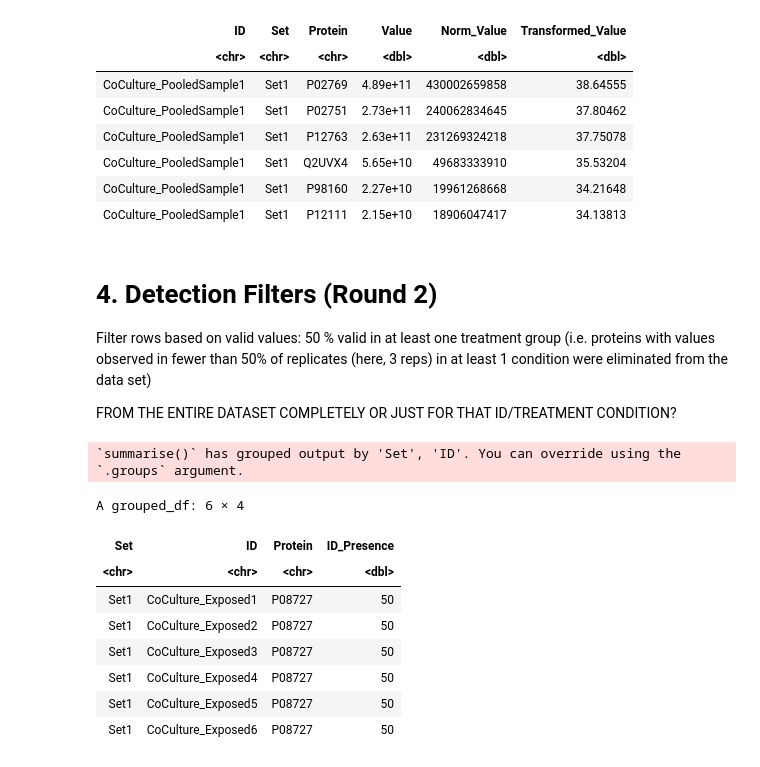
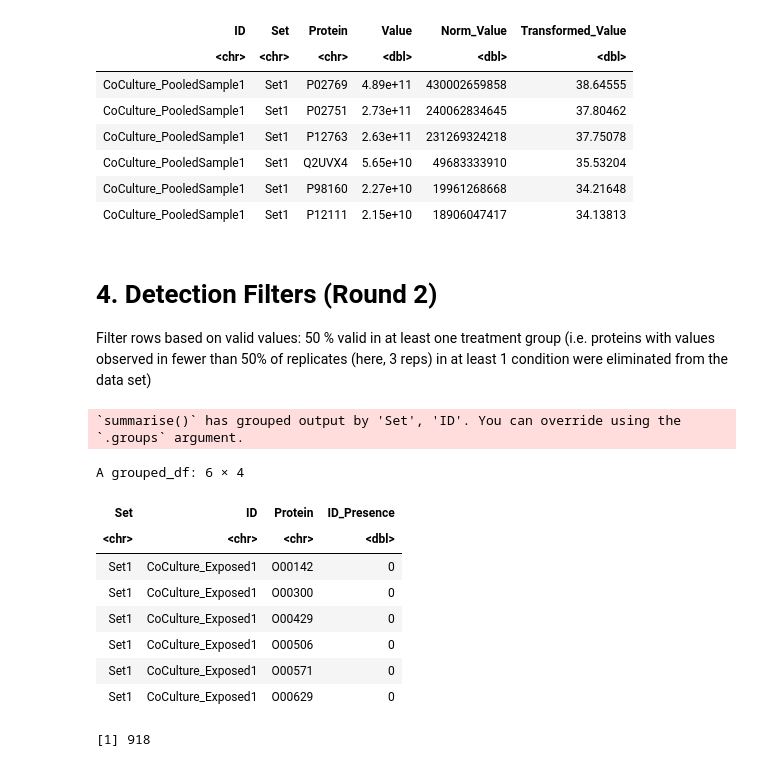
Before and after one commit to alexispayton/Wildfires-and-Extracellular-Vesicles-EVs-Woodsmoke-Alters-EV-Proteomic-Signatures-involved-in-Ext, a Jupyter notebook: 3. Data Pre-processing/Data Pre-processing.ipynb, the cells around one changed output. Drawn from its saved outputs; the diff is of its cells as text; code cells hidden in the pictures.

```diff
--- a/3. Data Pre-processing/Data Pre-processing.ipynb
+++ b/3. Data Pre-processing/Data Pre-processing.ipynb
@@ -180,26 +162,30 @@ A grouped_df: 6 × 6
 # 4. Detection Filters (Round 2)
 
 Filter rows based on valid values: 50 % valid in at least one treatment group (i.e. proteins with values observed in fewer than 50% of replicates (here, 3 reps) in at least 1 condition were eliminated from the data set)
-
-FROM THE ENTIRE DATASET COMPLETELY OR JUST FOR THAT ID/TREATMENT CONDITION?
 # %%
-detection_filter_2 = proteome_df %>%
+removed_proteins_df = proteome_df %>%
     #creating 2 count cols: 1st for non-missing data, 2nd for all data
     mutate(data_count = ifelse(is.na(Value), 0, 1), all_count = 1) %>%
     group_by(Set, ID, Protein) %>%
     summarize(ID_Presence = sum(data_count)/ sum(all_count) * 100) %>%
-    filter(ID_Presence >= 50) %>%
+    filter(ID_Presence < 50) %>%
     arrange(ID_Presence)
 
-head(detection_filter_2)
+head(removed_proteins_df)
+
+removed_proteins = unique(removed_proteins_df$Protein)
+#number of proteins removed
+length(removed_proteins)
 # %% [output]
-`summarise()` has grouped output by 'Set', 'ID'. You can override using the `.groups` argument.
+`summarise()` has grouped output by 'Set', 'ID'. You can override using the
+`.groups` argument.
 A grouped_df: 6 × 4
 | Set | ID | Protein | ID_Presence |
 | <chr> | <chr> | <chr> | <dbl> |
-| Set1 | CoCulture_Exposed1 | P08727 | 50 |
-| Set1 | CoCulture_Exposed2 | P08727 | 50 |
-| Set1 | CoCulture_Exposed3 | P08727 | 50 |
-| Set1 | CoCulture_Exposed4 | P08727 | 50 |
-| Set1 | CoCulture_Exposed5 | P08727 | 50 |
-| Set1 | CoCulture_Exposed6 | P08727 | 50 |
+| Set1 | CoCulture_Exposed1 | O00142 | 0 |
+| Set1 | CoCulture_Exposed1 | O00300 | 0 |
+| Set1 | CoCulture_Exposed1 | O00429 | 0 |
+| Set1 | CoCulture_Exposed1 | O00506 | 0 |
+| Set1 | CoCulture_Exposed1 | O00571 | 0 |
+| Set1 | CoCulture_Exposed1 | O00629 | 0 |
+[1] 918
```
Also changed, not shown: parts of 11 cells of this notebook.
